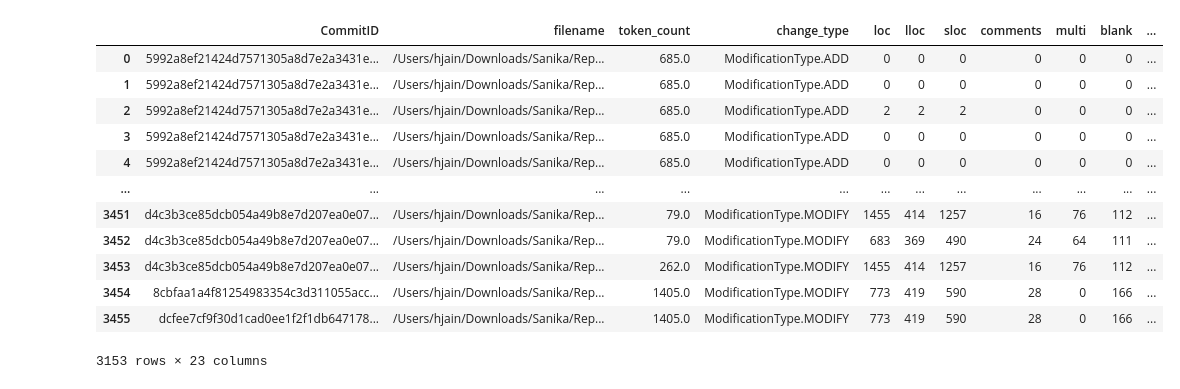
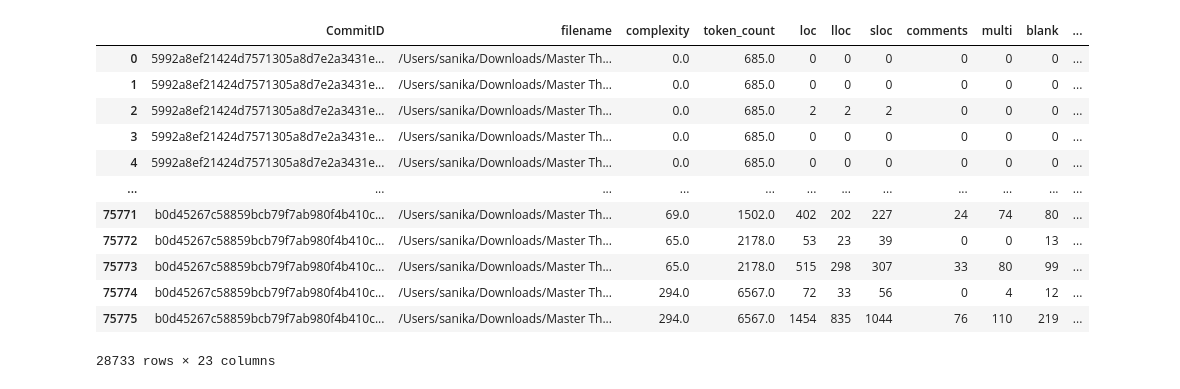
Before and after one commit to sanika27/defect_prediction, a Jupyter notebook: final_dataset_01.ipynb, the cells around one changed output. Cells and saved outputs as stored; diff of their text form; code cells hidden in the pictures.

Commit message:
Three dataset files

```diff
--- a/final_dataset_01.ipynb
+++ b/final_dataset_01.ipynb
@@ -85,9 +95,11 @@ writing completed
 # %%
-repo_updated = "/Users/hjain/Downloads/Sanika/Repo/pytest"
-gr = GitRepository("/Users/hjain/Downloads/Sanika/Repo/pytest")
+from pydriller.git_repository import GitRepository
+from pydriller import RepositoryMining
+repo_updated = "/Users/sanika/Downloads/Master Thesis/repo_updated/pytest"
+gr = GitRepository("/Users/sanika/Downloads/Master Thesis/repo_updated/pytest")
 
-buggy_list = [] = []
-
+buggy_list = []
+count = 0
 for commit in RepositoryMining(repo_updated,
                                    only_modifications_with_file_types=['.py'] ).traverse_commits():
     if "fix" in commit.msg:
@@ -95,3 +107,5 @@ for commit in RepositoryMining(repo_updated,
         buggy_commits = gr.get_commits_last_modified_lines(commit1)
         for x in buggy_commits:
             buggy_list.append(x)
+            count += 1
+            print(count,x)
@@ -102,21 +134,21 @@ len(buggy_list)
 # %%
 import pandas as pd
-df = pd.read_csv("final_dataset_01.csv")
+df = pd.read_csv("final_dataset_0503.csv")
 df.loc[df['CommitID'].isin(buggy_list)]
 # %% [output]
-|  | CommitID | filename | token_count | change_type | loc | lloc | sloc | comments | multi | blank | ... |
-| 0 | 5992a8ef21424d7571305a8d7e2a3431e... | /Users/hjain/Downloads/Sanika/Rep... | 685.0 | ModificationType.ADD | 0 | 0 | 0 | 0 | 0 | 0 | ... |
-| 1 | 5992a8ef21424d7571305a8d7e2a3431e... | /Users/hjain/Downloads/Sanika/Rep... | 685.0 | ModificationType.ADD | 0 | 0 | 0 | 0 | 0 | 0 | ... |
-| 2 | 5992a8ef21424d7571305a8d7e2a3431e... | /Users/hjain/Downloads/Sanika/Rep... | 685.0 | ModificationType.ADD | 2 | 2 | 2 | 0 | 0 | 0 | ... |
-| 3 | 5992a8ef21424d7571305a8d7e2a3431e... | /Users/hjain/Downloads/Sanika/Rep... | 685.0 | ModificationType.ADD | 0 | 0 | 0 | 0 | 0 | 0 | ... |
-| 4 | 5992a8ef21424d7571305a8d7e2a3431e... | /Users/hjain/Downloads/Sanika/Rep... | 685.0 | ModificationType.ADD | 0 | 0 | 0 | 0 | 0 | 0 | ... |
+|  | CommitID | filename | complexity | token_count | loc | lloc | sloc | comments | multi | blank | ... |
+| 0 | 5992a8ef21424d7571305a8d7e2a3431e... | /Users/sanika/Downloads/Master Th... | 0.0 | 685.0 | 0 | 0 | 0 | 0 | 0 | 0 | ... |
+| 1 | 5992a8ef21424d7571305a8d7e2a3431e... | /Users/sanika/Downloads/Master Th... | 0.0 | 685.0 | 0 | 0 | 0 | 0 | 0 | 0 | ... |
+| 2 | 5992a8ef21424d7571305a8d7e2a3431e... | /Users/sanika/Downloads/Master Th... | 0.0 | 685.0 | 2 | 2 | 2 | 0 | 0 | 0 | ... |
+| 3 | 5992a8ef21424d7571305a8d7e2a3431e... | /Users/sanika/Downloads/Master Th... | 0.0 | 685.0 | 0 | 0 | 0 | 0 | 0 | 0 | ... |
+| 4 | 5992a8ef21424d7571305a8d7e2a3431e... | /Users/sanika/Downloads/Master Th... | 0.0 | 685.0 | 0 | 0 | 0 | 0 | 0 | 0 | ... |
 | ... | ... | ... | ... | ... | ... | ... | ... | ... | ... | ... | ... |
-| 3451 | d4c3b3ce85dcb054a49b8e7d207ea0e07... | /Users/hjain/Downloads/Sanika/Rep... | 79.0 | ModificationType.MODIFY | 1455 | 414 | 1257 | 16 | 76 | 112 | ... |
-| 3452 | d4c3b3ce85dcb054a49b8e7d207ea0e07... | /Users/hjain/Downloads/Sanika/Rep... | 79.0 | ModificationType.MODIFY | 683 | 369 | 490 | 24 | 64 | 111 | ... |
-| 3453 | d4c3b3ce85dcb054a49b8e7d207ea0e07... | /Users/hjain/Downloads/Sanika/Rep... | 262.0 | ModificationType.MODIFY | 1455 | 414 | 1257 | 16 | 76 | 112 | ... |
-| 3454 | 8cbfaa1a4f81254983354c3d311055acc... | /Users/hjain/Downloads/Sanika/Rep... | 1405.0 | ModificationType.MODIFY | 773 | 419 | 590 | 28 | 0 | 166 | ... |
-| 3455 | dcfee7cf9f30d1cad0ee1f2f1db647178... | /Users/hjain/Downloads/Sanika/Rep... | 1405.0 | ModificationType.MODIFY | 773 | 419 | 590 | 28 | 0 | 166 | ... |
+| 75771 | b0d45267c58859bcb79f7ab980f4b410c... | /Users/sanika/Downloads/Master Th... | 69.0 | 1502.0 | 402 | 202 | 227 | 24 | 74 | 80 | ... |
+| 75772 | b0d45267c58859bcb79f7ab980f4b410c... | /Users/sanika/Downloads/Master Th... | 65.0 | 2178.0 | 53 | 23 | 39 | 0 | 0 | 13 | ... |
+| 75773 | b0d45267c58859bcb79f7ab980f4b410c... | /Users/sanika/Downloads/Master Th... | 65.0 | 2178.0 | 515 | 298 | 307 | 33 | 80 | 99 | ... |
+| 75774 | b0d45267c58859bcb79f7ab980f4b410c... | /Users/sanika/Downloads/Master Th... | 294.0 | 6567.0 | 72 | 33 | 56 | 0 | 4 | 12 | ... |
+| 75775 | b0d45267c58859bcb79f7ab980f4b410c... | /Users/sanika/Downloads/Master Th... | 294.0 | 6567.0 | 1454 | 835 | 1044 | 76 | 110 | 219 | ... |
-3153 rows × 23 columns
+28733 rows × 23 columns
 # %%
 df
 # %% [output]
```
Also changed, not shown: parts of 6 cells of this notebook, 6 other files.
